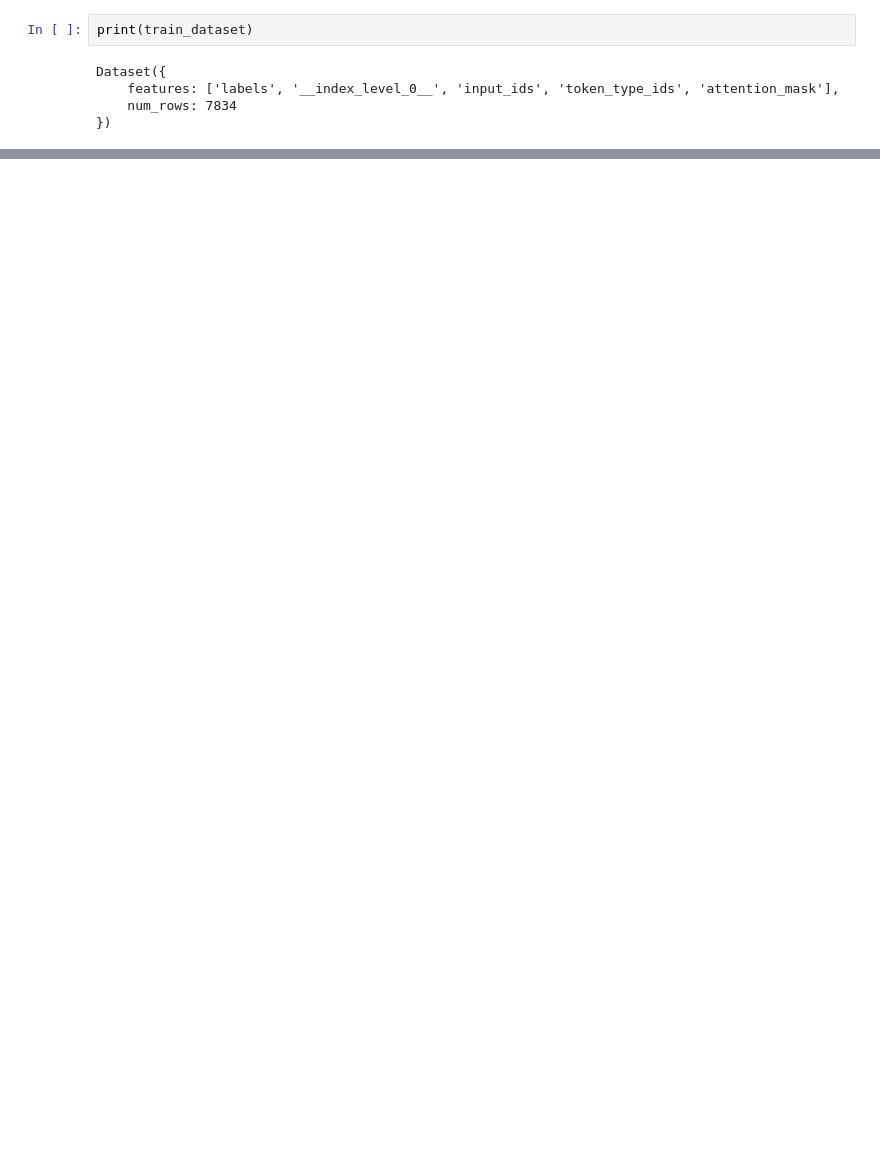
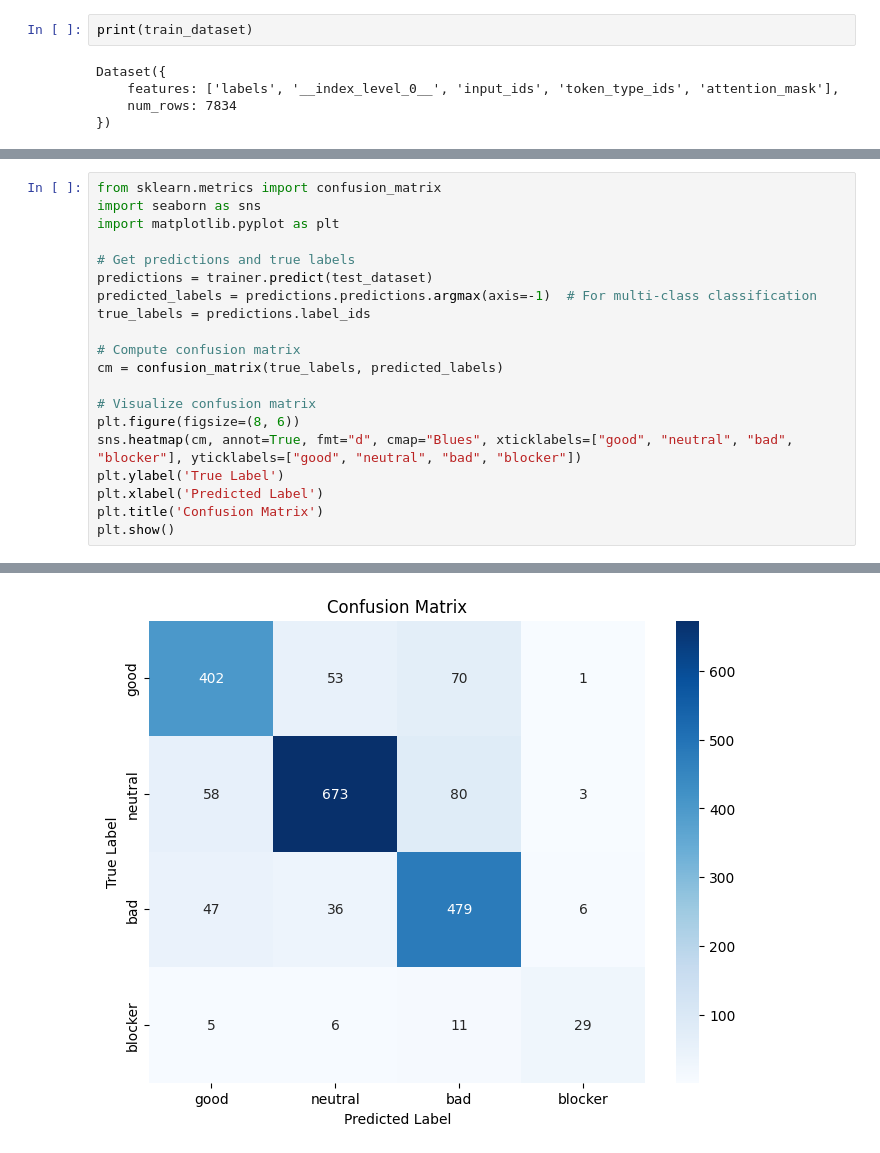
Before and after one commit to AI-knows-your-rights/CS224-TC, a Jupyter notebook: Ray_score_prediction.ipynb, the cells around one changed output, grey strips where cells are left out. Cells and saved outputs as stored; diff of their text form; blank space fills up the shorter version.

```diff
--- a/Ray_score_prediction.ipynb
+++ b/Ray_score_prediction.ipynb
@@ -385,0 +455,21 @@ for index in range(len(test_df)):
+# %%
+from sklearn.metrics import confusion_matrix
+import seaborn as sns
+import matplotlib.pyplot as plt
+
+# Get predictions and true labels
+predictions = trainer.predict(test_dataset)
+predicted_labels = predictions.predictions.argmax(axis=-1)  # For multi-class classification
+true_labels = predictions.label_ids
+
+# Compute confusion matrix
+cm = confusion_matrix(true_labels, predicted_labels)
+
+# Visualize confusion matrix
+plt.figure(figsize=(8, 6))
+sns.heatmap(cm, annot=True, fmt="d", cmap="Blues", xticklabels=["good", "neutral", "bad", "blocker"], yticklabels=["good", "neutral", "bad", "blocker"])
+plt.ylabel('True Label')
+plt.xlabel('Predicted Label')
+plt.title('Confusion Matrix')
+plt.show()
+# %% [output]
@@ -385,0 +477 @@ for index in range(len(test_df)):
+[figure, added]
```
Also changed, not shown: parts of 19 cells of this notebook, 2 other files.
